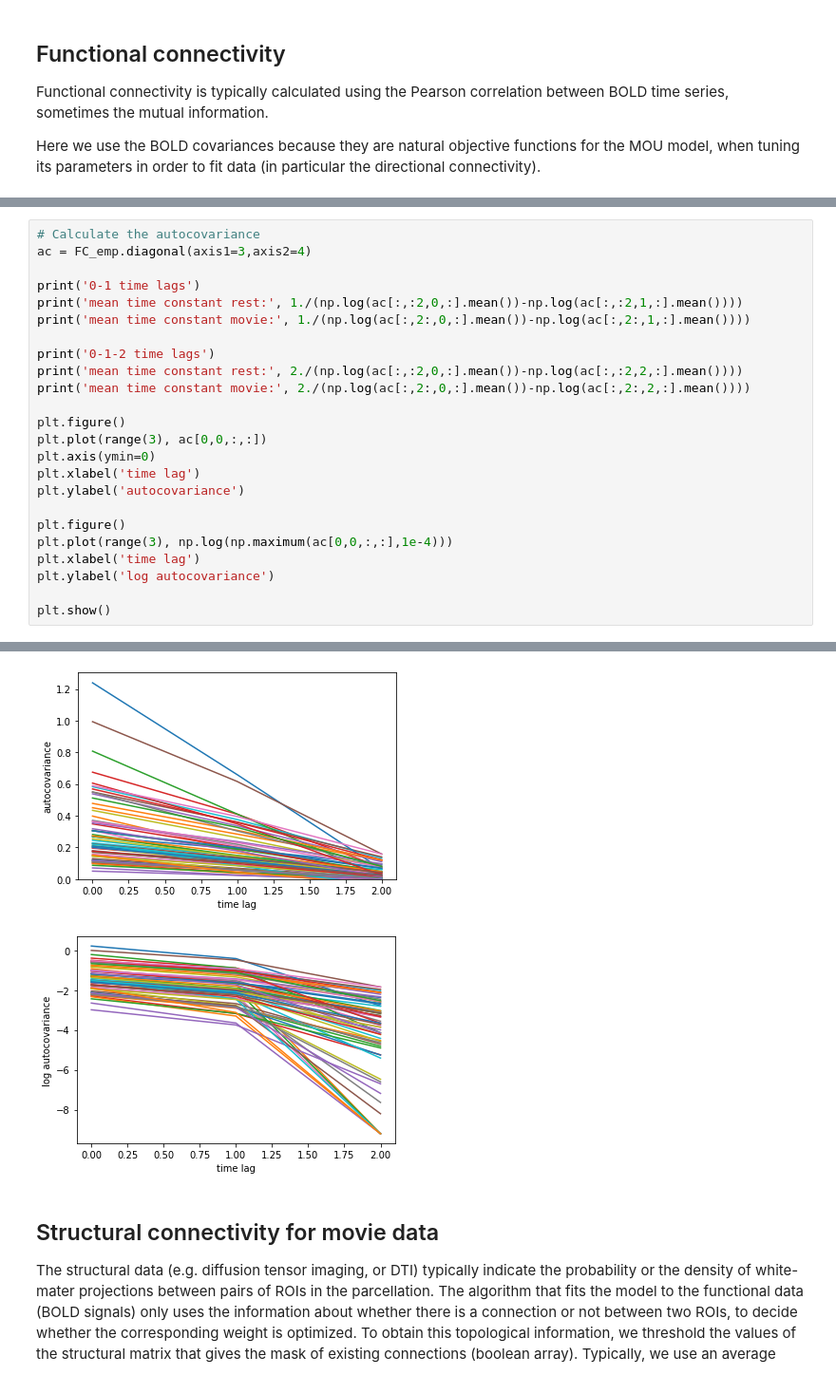
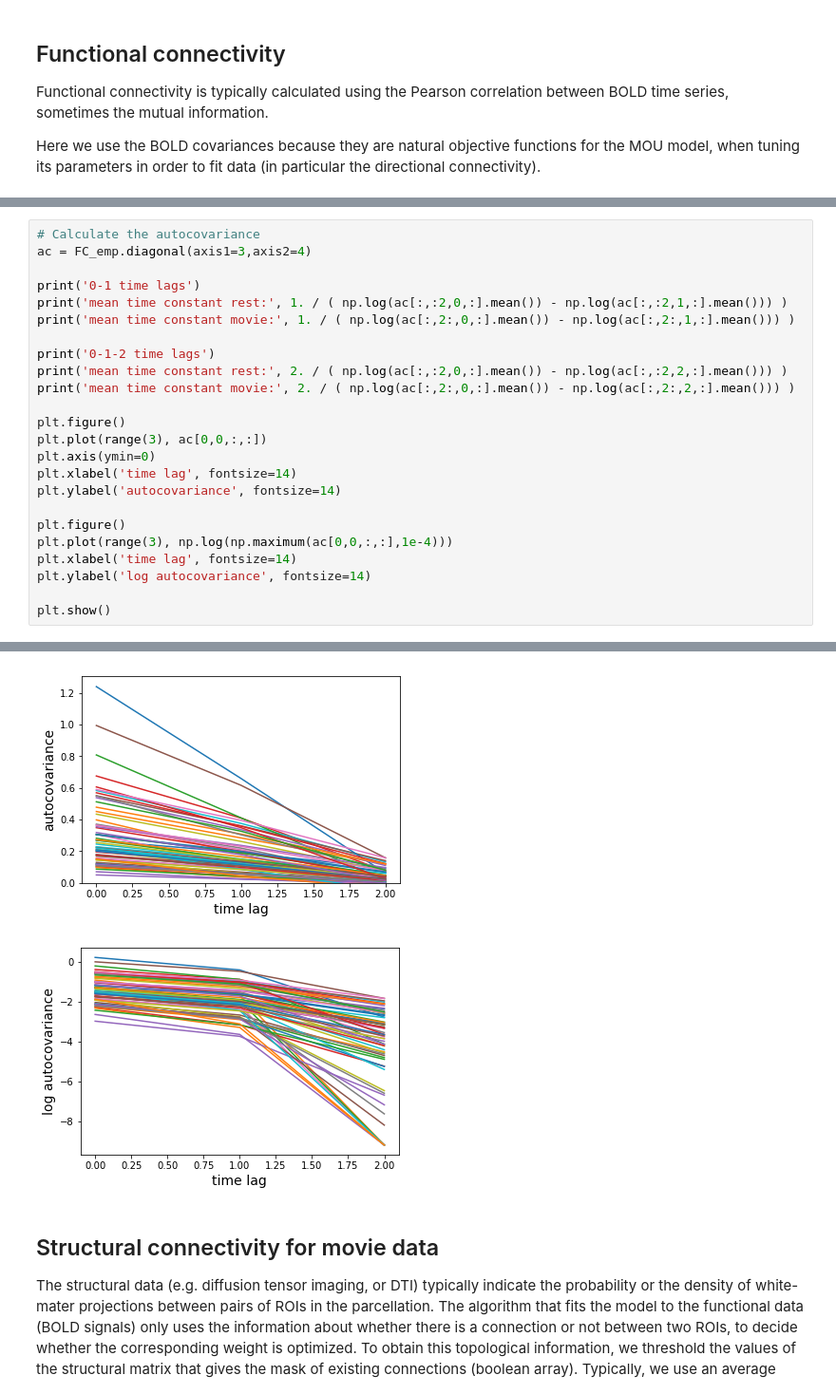
Before and after one commit to mb-BCA/notebooks_review2019, a Jupyter notebook: 1_MOUEC_Estimation.ipynb, the cells around one changed output, grey strips where cells are left out. Shown at 95% size. Drawn from its saved outputs; the diff is of its cells as text.

```diff
--- a/1_MOUEC_Estimation.ipynb
+++ b/1_MOUEC_Estimation.ipynb
@@ -156,23 +158,23 @@ mean BOLD variance (diagonal of each FC0 matrix): 0.7383493119716673
 ac = FC_emp.diagonal(axis1=3,axis2=4)
 
 print('0-1 time lags')
-print('mean time constant rest:', 1./(np.log(ac[:,:2,0,:].mean())-np.log(ac[:,:2,1,:].mean())))
-print('mean time constant movie:', 1./(np.log(ac[:,2:,0,:].mean())-np.log(ac[:,2:,1,:].mean())))
+print('mean time constant rest:', 1. / ( np.log(ac[:,:2,0,:].mean()) - np.log(ac[:,:2,1,:].mean())) )
+print('mean time constant movie:', 1. / ( np.log(ac[:,2:,0,:].mean()) - np.log(ac[:,2:,1,:].mean())) )
 
 print('0-1-2 time lags')
-print('mean time constant rest:', 2./(np.log(ac[:,:2,0,:].mean())-np.log(ac[:,:2,2,:].mean())))
-print('mean time constant movie:', 2./(np.log(ac[:,2:,0,:].mean())-np.log(ac[:,2:,2,:].mean())))
+print('mean time constant rest:', 2. / ( np.log(ac[:,:2,0,:].mean()) - np.log(ac[:,:2,2,:].mean())) )
+print('mean time constant movie:', 2. / ( np.log(ac[:,2:,0,:].mean()) - np.log(ac[:,2:,2,:].mean())) )
 
 plt.figure()
 plt.plot(range(3), ac[0,0,:,:])
 plt.axis(ymin=0)
-plt.xlabel('time lag')
-plt.ylabel('autocovariance')
+plt.xlabel('time lag', fontsize=14)
+plt.ylabel('autocovariance', fontsize=14)
 
 plt.figure()
 plt.plot(range(3), np.log(np.maximum(ac[0,0,:,:],1e-4)))
-plt.xlabel('time lag')
-plt.ylabel('log autocovariance')
+plt.xlabel('time lag', fontsize=14)
+plt.ylabel('log autocovariance', fontsize=14)
 
 plt.show()
 # %% [output]
@@ -185,5 +187,5 @@ mean time constant movie: 0.868879782307727
-[figure, old version]
+[figure, new version]
-[figure, old version]
+[figure, new version]
 # %% [markdown]
 ## Structural connectivity for movie data
 
```
Also changed, not shown: parts of 10 cells of this notebook.
